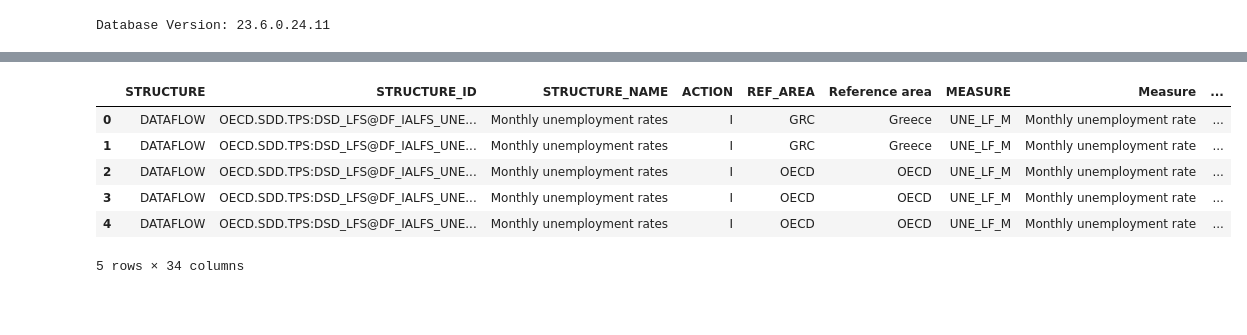
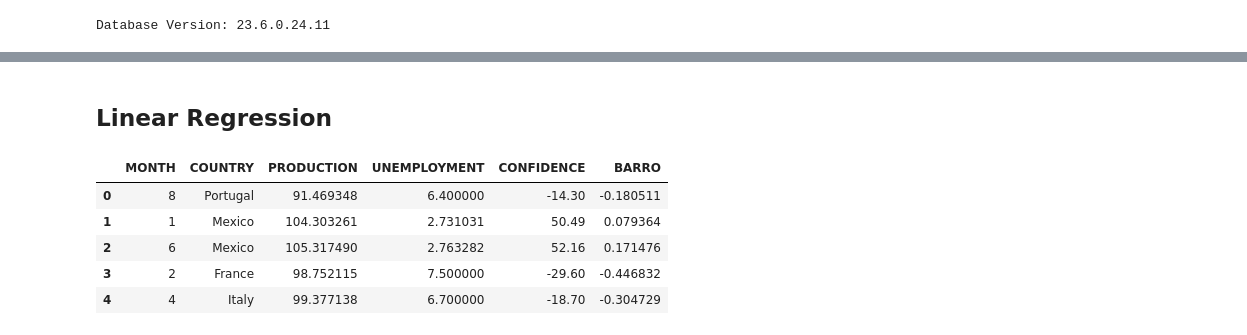
Before and after one commit to alexdelargy/DS320FinalProject, a Jupyter notebook: main.ipynb, the cells around one changed output, grey strips where cells are left out. Drawn from its saved outputs; the diff is of its cells as text; code cells hidden in the pictures; blank space fills up the shorter version.

```diff
--- a/main.ipynb
+++ b/main.ipynb
@@ -343,0 +448,3 @@ df_Unemployment = pd.read_csv(io.StringIO(responseUnemployment.decode('utf-8')))
+# %%
+df_mediated = pd.read_sql(qry_mediated_schema, connection)
+df_mediated.head()
@@ -344,10 +495,14 @@ df_Unemployment = pd.read_csv(io.StringIO(responseUnemployment.decode('utf-8')))
+# %% [markdown]
+## Linear Regression
+# %%
+X = df_mediated[['MONTH', 'COUNTRY', 'PRODUCTION', 'UNEMPLOYMENT', 'CONFIDENCE', 'BARRO']]
+y = df_mediated['FLIGHTCOUNT']
 # %%
-df_Unemployment.head()
+X.head()
 # %% [output]
-|  | STRUCTURE | STRUCTURE_ID | STRUCTURE_NAME | ACTION | REF_AREA | Reference area | MEASURE | Measure | ... |
-| 0 | DATAFLOW | OECD.SDD.TPS:DSD_LFS@DF_IALFS_UNE... | Monthly unemployment rates | I | GRC | Greece | UNE_LF_M | Monthly unemployment rate | ... |
-| 1 | DATAFLOW | OECD.SDD.TPS:DSD_LFS@DF_IALFS_UNE... | Monthly unemployment rates | I | GRC | Greece | UNE_LF_M | Monthly unemployment rate | ... |
-| 2 | DATAFLOW | OECD.SDD.TPS:DSD_LFS@DF_IALFS_UNE... | Monthly unemployment rates | I | OECD | OECD | UNE_LF_M | Monthly unemployment rate | ... |
-| 3 | DATAFLOW | OECD.SDD.TPS:DSD_LFS@DF_IALFS_UNE... | Monthly unemployment rates | I | OECD | OECD | UNE_LF_M | Monthly unemployment rate | ... |
-| 4 | DATAFLOW | OECD.SDD.TPS:DSD_LFS@DF_IALFS_UNE... | Monthly unemployment rates | I | OECD | OECD | UNE_LF_M | Monthly unemployment rate | ... |
+|  | MONTH | COUNTRY | PRODUCTION | UNEMPLOYMENT | CONFIDENCE | BARRO |
+| 0 | 8 | Portugal | 91.469348 | 6.400000 | -14.30 | -0.180511 |
+| 1 | 1 | Mexico | 104.303261 | 2.731031 | 50.49 | 0.079364 |
+| 2 | 6 | Mexico | 105.317490 | 2.763282 | 52.16 | 0.171476 |
+| 3 | 2 | France | 98.752115 | 7.500000 | -29.60 | -0.446832 |
+| 4 | 4 | Italy | 99.377138 | 6.700000 | -18.70 | -0.304729 |
-5 rows × 34 columns
```
Also changed, not shown: parts of 42 cells of this notebook, 5 other files.
